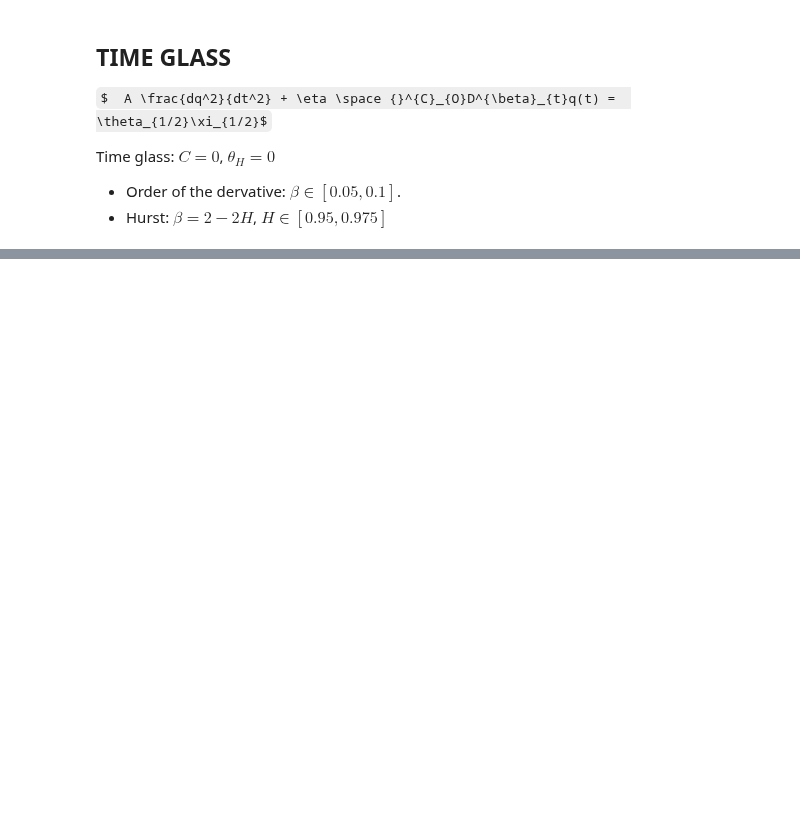
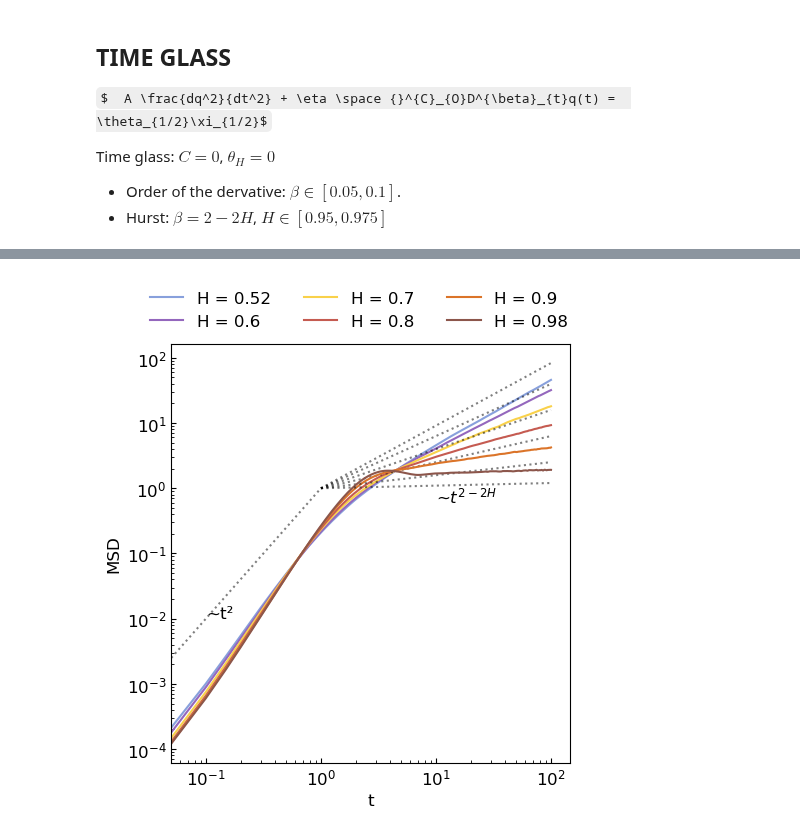
Before and after one commit to davidsantiagoquevedo/fractional-langevin-equations, a Jupyter notebook: analysis/paper_results_diffusion.ipynb, the cells around one changed output, grey strips where cells are left out. Drawn from its saved outputs; the diff is of its cells as text; code cells hidden in the pictures; some formulas as TeX source; blank space fills up the shorter version.

```diff
--- a/analysis/paper_results_diffusion.ipynb
+++ b/analysis/paper_results_diffusion.ipynb
@@ -270,0 +278,80 @@ fig1.savefig("../outs/oscilations-time-glass.png", dpi = 1000)
+# %%
+A = 1.0
+eta = 1.0
+C = 1.0
+theta_H = 1.0
+theta_12 = 1.0
+
+avg = 12000
+task_set = ["001", "002"]
+
+fig1, ax1 = plt.subplots(1,1, figsize = (5, 5))
+fig2, ax2 = plt.subplots(1,1, figsize = (5, 5))
+x_i0 = 1
+
+H = 0.52
+df_msd = get_msd(A, eta, C, theta_12, theta_H, H, avg, h, task_set)
+plot_msd(ax1, df_msd, H, log = True, color = colors[0])
+add_trend(ax1, x0 = x_i0, xf = 100, func = t2_2H, text = r"", xtext = 0.1, H = H)
+
+H = 0.6
+df_msd = get_msd(A, eta, C, theta_12, theta_H, H, avg, h, task_set)
+plot_msd(ax1, df_msd, H, log = True, color = colors[1])
+add_trend(ax1, x0 = x_i0, xf = 100, func = t2_2H, text = r"", xtext = 0.1, H = H)
+
+H = 0.7
+df_msd = get_msd(A, eta, C, theta_12, theta_H, H, avg, h, task_set)
+plot_msd(ax1, df_msd, H, log = True, color = colors[2])
+add_trend(ax1, x0 = x_i0, xf = 100, func = t2_2H, text = r"", xtext = 0.1, H = H)
+
+H = 0.8
+df_msd = get_msd(A, eta, C, theta_12, theta_H, H, avg, h, task_set)
+plot_msd(ax1, df_msd, H, log = True, color = colors[3])
+add_trend(ax1, x0 = x_i0, xf = 100, func = t2_2H, text = r"", xtext = 0.1, H = H)
+
+H = 0.9
+df_msd = get_msd(A, eta, C, theta_12, theta_H, H, avg, h, task_set)
+plot_msd(ax1, df_msd, H, log = True, color = colors[4])
+add_trend(ax1, x0 = x_i0, xf = 100, func = t2_2H, text = r"", xtext = 0.1, H = H)
+
+H = 0.92
+df_msd = get_msd(A, eta, C, theta_12, theta_H, H, avg, h, task_set)
+plot_msd(ax2, df_msd, H, color = colors[7])
+add_trend(ax2, x0 = x_i0, xf = 100, func = t2_2H, text = r"", xtext = 0.1, H = H)
+
+H = 0.94
+df_msd = get_msd(A, eta, C, theta_12, theta_H, H, avg, h, task_set)
+plot_msd(ax2, df_msd, H, color = colors[8])
+add_trend(ax2, x0 = x_i0, xf = 100, func = t2_2H, text = r"", xtext = 0.1, H = H)
+
+H = 0.96
+df_msd = get_msd(A, eta, C, theta_12, theta_H, H, avg, h, task_set)
+plot_msd(ax2, df_msd, H, color = colors[9])
+add_trend(ax2, x0 = x_i0, xf = 100, func = t2_2H, text = r"", xtext = 0.1, H = H)
+
+H = 0.98
+df_msd = get_msd(A, eta, C, theta_12, theta_H, H, avg, h, task_set)
+plot_msd(ax1, df_msd, H, log = True, color = colors[5])
+add_trend(ax1, x0 = x_i0, xf = 100, func = t2_2H, text = r"~$t^{2-2H}$", xtext = 10, dy = -0.5, H = H)
+
+plot_msd(ax2, df_msd, H, color = colors[5])
+add_trend(ax2, x0 = x_i0, xf = 100, func = t2_2H, text = r"~$t^{2-2H}$", xtext = 60, dy = 0.3, H = H)
+
+
+add_trend(ax1, x0 = h, xf = x_i0, func = t2, text = "~t²", xtext = 0.1)
+add_2pi(ax2)
+
+ax1.set_xlim(xmin = h)
+ax2.set_xlim(xmin = h)
+
+handles, labels = ax1.get_legend_handles_labels()
+ax1.get_legend().remove()
+fig1.legend(handles, labels, bbox_to_anchor = (0.99, 1.1), ncol = 3)
+ax2.legend(loc = "lower right" , framealpha=1)
+
+fig1.tight_layout()
+fig2.tight_layout()
+fig1.savefig("../outs/msd-all.png")
+fig2.savefig("../outs/oscilations-all.png")
+# %% [output]
+[figure, added]
```
Also changed, not shown: parts of 9 cells of this notebook.
